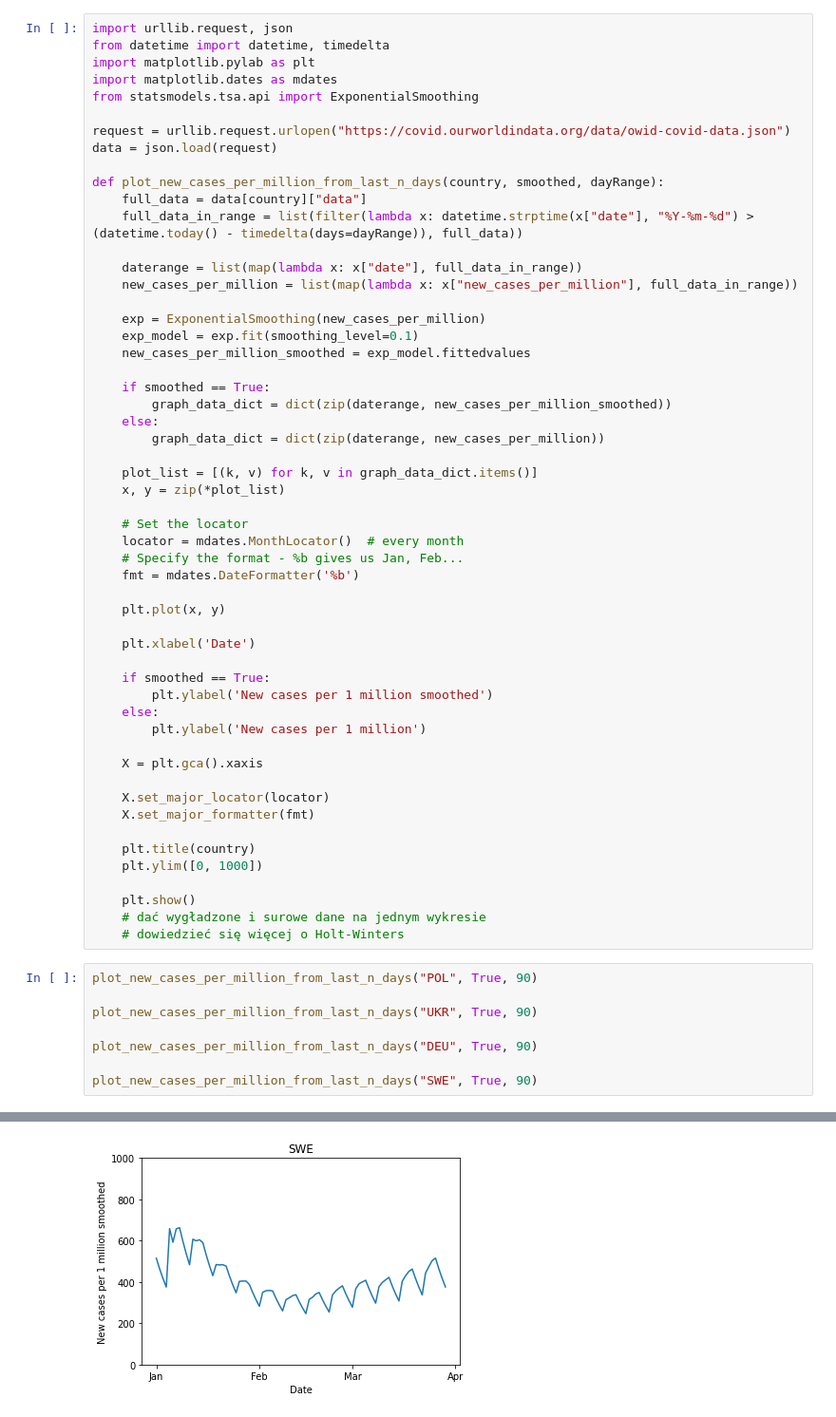
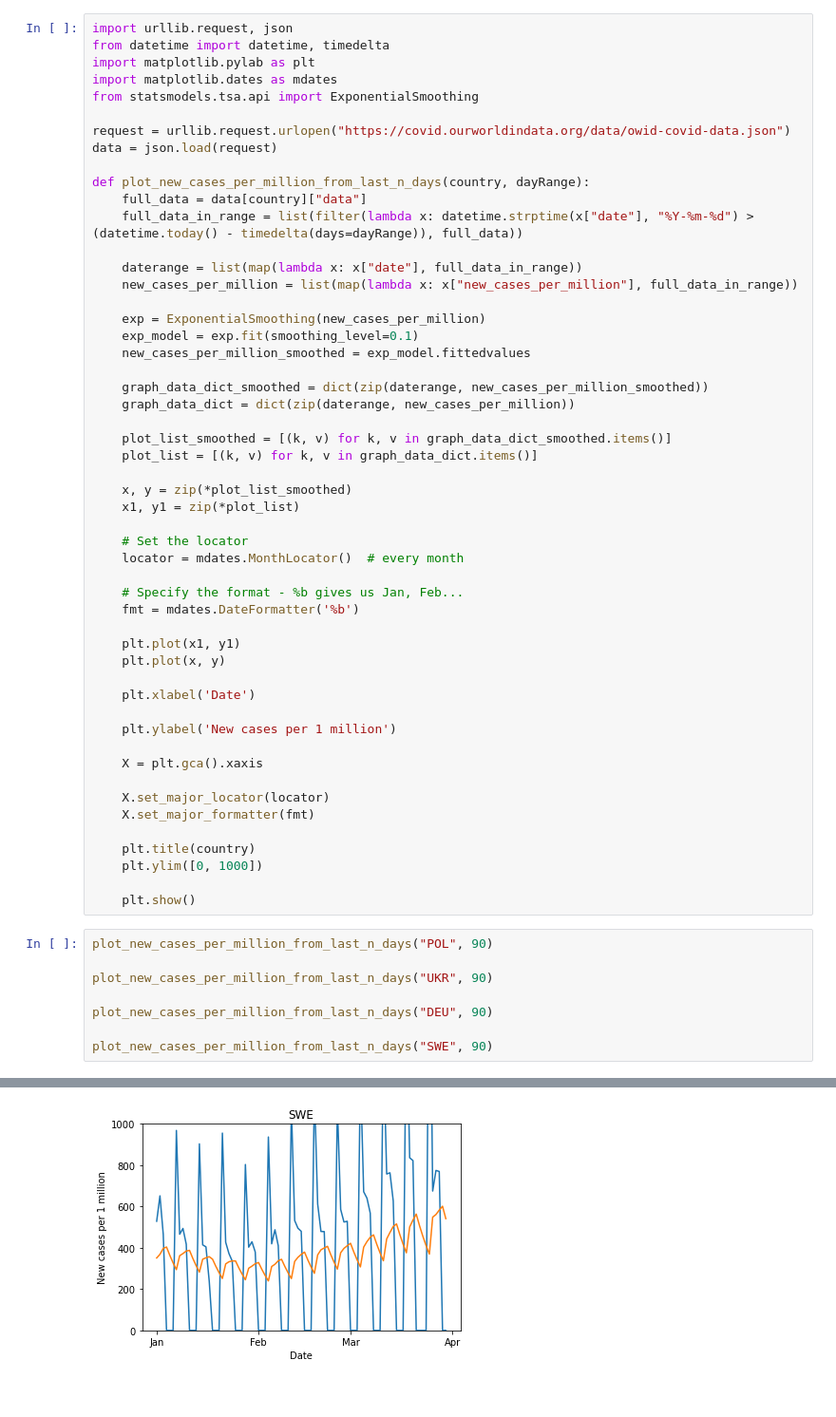
Before and after one commit to alieniasty/statistics-and-ml, a Jupyter notebook: covid-graphs.ipynb, the cells around one changed output, grey strips where cells are left out. Shown: that part at 95% size. Saved outputs shown, nothing was run; the diff lists cells and outputs as text.

Commit message:
In covid-graphs add two series in one plot

```diff
--- a/covid-graphs.ipynb
+++ b/covid-graphs.ipynb
@@ -8,7 +8,7 @@ from statsmodels.tsa.api import ExponentialSmoothing
 request = urllib.request.urlopen("https://covid.ourworldindata.org/data/owid-covid-data.json")
 data = json.load(request)
 
-def plot_new_cases_per_million_from_last_n_days(country, smoothed, dayRange):
+def plot_new_cases_per_million_from_last_n_days(country, dayRange):
     full_data = data[country]["data"]
     full_data_in_range = list(filter(lambda x: datetime.strptime(x["date"], "%Y-%m-%d") > (datetime.today() - timedelta(days=dayRange)), full_data))
 
@@ -19,27 +19,27 @@ def plot_new_cases_per_million_from_last_n_days(country, smoothed, dayRange):
     exp_model = exp.fit(smoothing_level=0.1)
     new_cases_per_million_smoothed = exp_model.fittedvalues
 
-    if smoothed == True:
-        graph_data_dict = dict(zip(daterange, new_cases_per_million_smoothed))
-    else:
-        graph_data_dict = dict(zip(daterange, new_cases_per_million))
+    graph_data_dict_smoothed = dict(zip(daterange, new_cases_per_million_smoothed))
+    graph_data_dict = dict(zip(daterange, new_cases_per_million))
 
+    plot_list_smoothed = [(k, v) for k, v in graph_data_dict_smoothed.items()]
     plot_list = [(k, v) for k, v in graph_data_dict.items()]
-    x, y = zip(*plot_list)
+
+    x, y = zip(*plot_list_smoothed)
+    x1, y1 = zip(*plot_list)
 
     # Set the locator
     locator = mdates.MonthLocator()  # every month
+
     # Specify the format - %b gives us Jan, Feb...
     fmt = mdates.DateFormatter('%b')
 
+    plt.plot(x1, y1)
     plt.plot(x, y)
 
     plt.xlabel('Date')
 
-    if smoothed == True:
-        plt.ylabel('New cases per 1 million smoothed')
-    else:
-        plt.ylabel('New cases per 1 million')
+    plt.ylabel('New cases per 1 million')
 
     X = plt.gca().xaxis
 
@@ -50,14 +50,12 @@ def plot_new_cases_per_million_from_last_n_days(country, smoothed, dayRange):
     plt.ylim([0, 1000])
 
     plt.show()
-    # dać wygładzone i surowe dane na jednym wykresie
-    # dowiedzieć się więcej o Holt-Winters
 # %%
-plot_new_cases_per_million_from_last_n_days("POL", True, 90)
+plot_new_cases_per_million_from_last_n_days("POL", 90)
 
-plot_new_cases_per_million_from_last_n_days("UKR", True, 90)
+plot_new_cases_per_million_from_last_n_days("UKR", 90)
 
-plot_new_cases_per_million_from_last_n_days("DEU", True, 90)
+plot_new_cases_per_million_from_last_n_days("DEU", 90)
 
-plot_new_cases_per_million_from_last_n_days("SWE", True, 90)
+plot_new_cases_per_million_from_last_n_days("SWE", 90)
 # %% [output]
@@ -67 +65 @@ plot_new_cases_per_million_from_last_n_days("SWE", True, 90)
-[figure, old version]
+[figure, new version]
```
Also changed, not shown: parts of 1 cell of this notebook, 1 other file.
